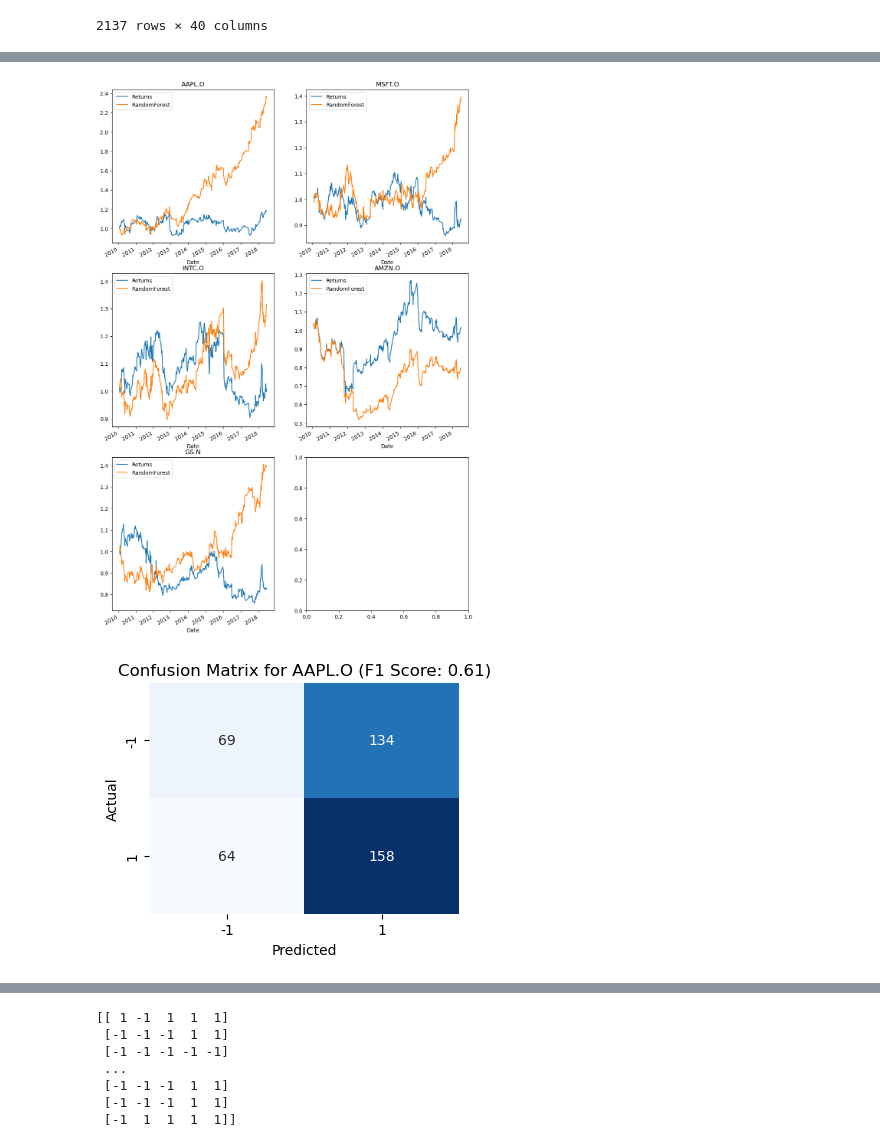
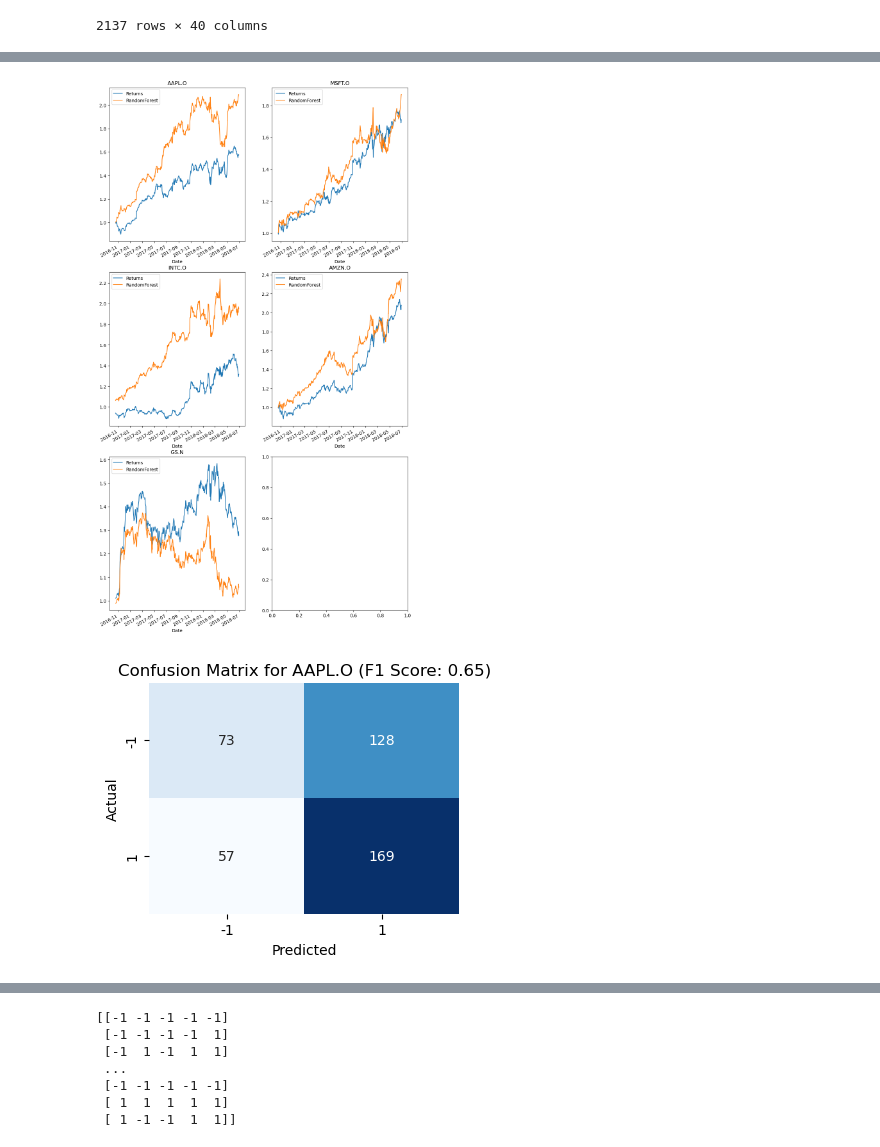
Before and after one commit to AY2324S2-QF2103-Group-9/Trading-Strategies-Comparison, a Jupyter notebook: Project_RandomForest.ipynb, the cells around one changed output, grey strips where cells are left out. Saved outputs shown, nothing was run; the diff lists cells and outputs as text; code cells hidden in the pictures.

```diff
--- a/Project_RandomForest.ipynb
+++ b/Project_RandomForest.ipynb
@@ -143,0 +146,8 @@ feat_data
+# %%
+feat_data = data.dropna()
+
+for stock in colnames:
+    feat = f"{stock} rsi"
+    feat_data[feat] = np.digitize(feat_data[feat], rsi_bins[stock])
+
+feat_data[features]
@@ -144,15 +174,21 @@ feat_data
+# %%
+def print_data(string, data):
+    print("-" * 100)
+    print(string)
+    print("-" * 100)
+    print(data)
 # %%
-data_train, data_test = train_test_split(feat_data,
-                                         test_size = 0.2,
-                                         random_state = 0)
+# data_train, data_test = train_test_split(feat_data,
+#                                          test_size = 0.2,
+#                                          random_state = 0)
+
+test_split = len(data) // 5
+
+data_train = feat_data[:- test_split]
+data_test = feat_data[-test_split:]
 
 data_train = data_train.copy().sort_index()
 data_test = data_test.copy().sort_index()
-
-print(data)
-print(data_train)
-print("-" * 100)
-print(data_test)
 
 training = data_train[features]
 testing = data_test[features]
@@ -166,28 +202,13 @@ model.fit(training, training_res)
 
 results = model.predict(testing)
 
-print("-" * 100)
-print("Returns:")
-print("-" * 100)
-print(data_test[[f"{stock} ret" for stock in colnames]].sum().apply(np.exp))
+print_data("Returns:", data_test[[f"{stock} ret" for stock in colnames]].sum().apply(np.exp))
 
-print("-" * 100)
-print("RandomForest returns:")
-print("-" * 100)
-print((results * data_test[[f"{stock} ret" for stock in colnames]]).sum().apply(np.exp))
-print("-" * 100)
+print_data("RandomForest returns:", (results * data_test[[f"{stock} ret" for stock in colnames]]).sum().apply(np.exp))
 
-print("-" * 100)
-print("False predictions:")
-print("-" * 100)
-print((results != data_test[[f"{stock} dir" for stock in colnames]]).sum())
-print("-" * 100)
+print_data("False predictions:", (results != data_test[[f"{stock} dir" for stock in colnames]]).sum())
 
-print("-" * 100)
-print("Total rows:")
-print("-" * 100)
-print(results.shape[0])
-print("-" * 100)
+print_data("Total rows:", results.shape[0])
 
 print("-" * 100)
 print("Feature importance:")
@@ -204,7 +225,7 @@ sorted_feature_importances = sorted(feature_importance_dict.items(), key=lambda
 for feature, importance in sorted_feature_importances:
     print(f"Feature: {feature} - Importance: {importance}")
 
-fig, axes = plt.subplots(nrows=3, ncols=2, figsize=(12,20))
+fig, axes = plt.subplots(nrows=3, ncols=2, figsize=(12,24))
 
 for i, stock in enumerate(colnames):
     data_test[f"{stock} ret"].cumsum().apply(np.exp).plot(ax=axes[i // 2, i % 2], label="returns")
@@ -266,2 +287,2 @@ Feature: INTC.O lag_1 - Importance: 0.012129239613636218
-[figure, old version]
+[figure, new version]
 [figure]
@@ -271,8 +292,8 @@ Feature: INTC.O lag_1 - Importance: 0.012129239613636218
 [figure]
-[[ 1 -1  1  1  1]
- [-1 -1 -1  1  1]
+[[-1 -1 -1 -1 -1]
+ [-1 -1 -1 -1  1]
+ [-1  1 -1  1  1]
+ ...
  [-1 -1 -1 -1 -1]
- ...
- [-1 -1 -1  1  1]
- [-1 -1 -1  1  1]
- [-1  1  1  1  1]]
+ [ 1  1  1  1  1]
+ [ 1 -1 -1  1  1]]
```
Also changed, not shown: parts of 9 cells of this notebook.
